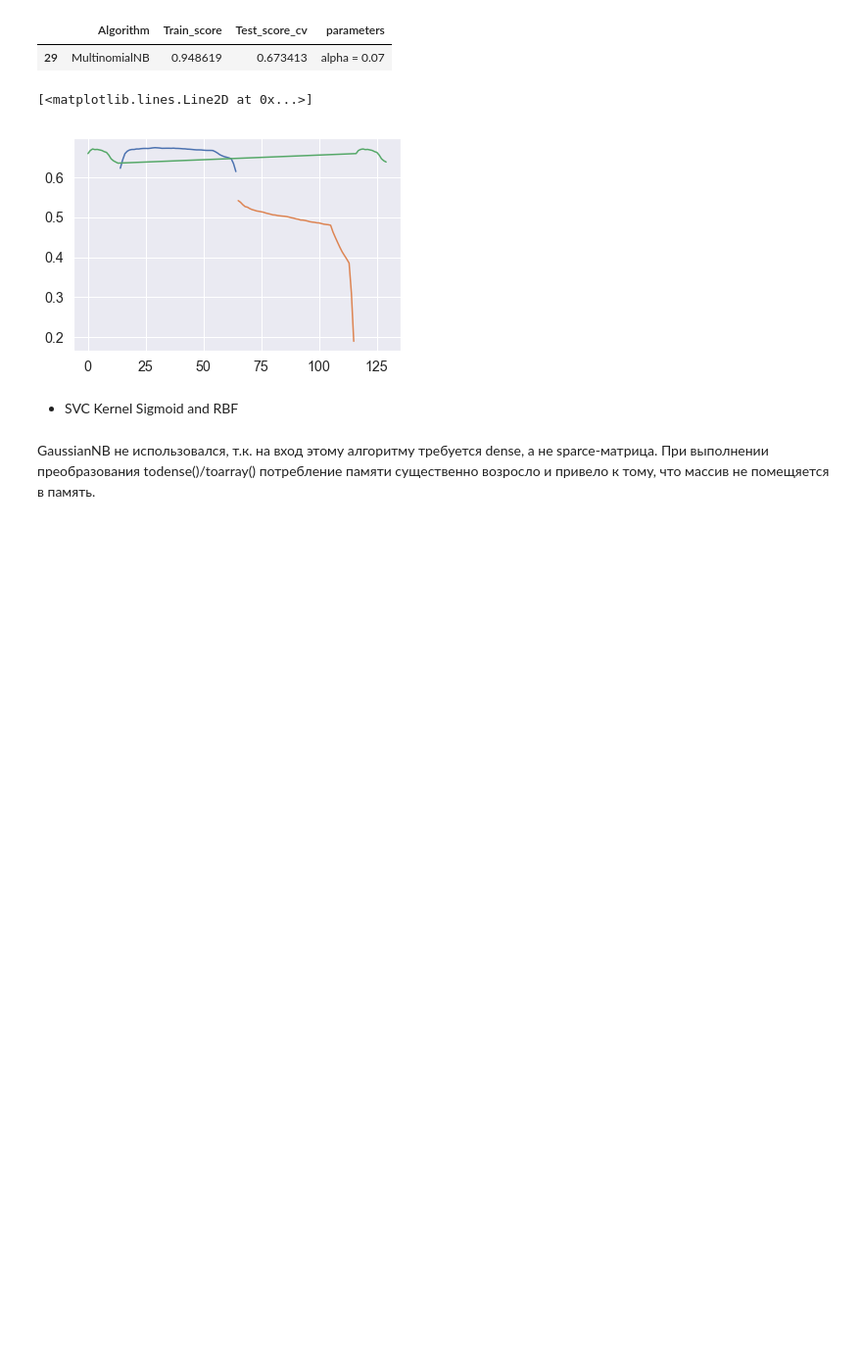
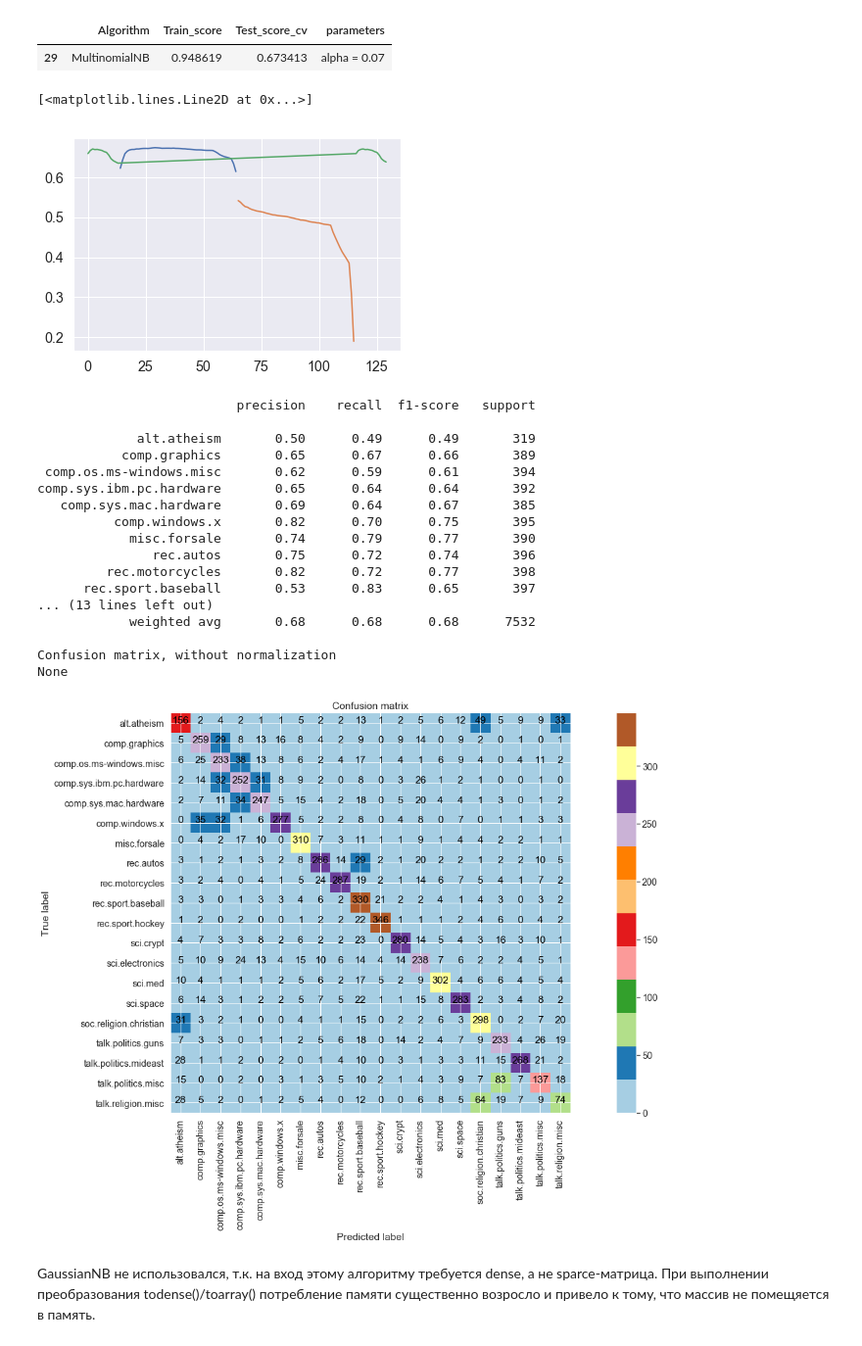
Before and after one commit to Espad/DS_5, a Jupyter notebook: Texts_Classification.ipynb, the cells around one changed output. Shown at 98% size. Drawn from its saved outputs; the diff is of its cells as text; code cells hidden in the pictures; blank space fills up the shorter version.

Commit message:
update tokenizer + sgdclassifier

```diff
--- a/Texts_Classification.ipynb
+++ b/Texts_Classification.ipynb
@@ -234,11 +257,9 @@ def remove_punctuation(text_punctuation,text):
     #new_text = re.sub('['+text_punctuation+']', '',text)
     #new_text = re.sub('\n', ' ',new_text)
     for word in text:
-        new_word =  re.sub('['+text_punctuation+']', ' ',word)
-        new_word =  new_word.lower()
-        new_word =  re.sub('\n', ' ',new_word)
-        new_word =  re.sub('\t', ' ',new_word)
-        new_word =  re.sub(' +', ' ',new_word)
+        new_word =  word.lower()
+        new_word =  re.sub('['+text_punctuation+']', ' ',new_word)
+        new_word =  new_word.strip()
         new_text.append(new_word)
 
     return new_text
@@ -279,7 +300,7 @@ newStopWords = ['jfc','jb'] # по ходу работы периодическ
 newStopWords2 = ['arent', 'didnt', 'doesnt', 'dont', 'hadnt', 'havent', 'isnt',
                  'mightnt', 'mustnt', 'neednt', 'shant', 'shes', 'shouldnt', 'shouldve', 'theres','thatll', 'wasnt',
                  'werent', 'wont', 'wouldnt', 'youd', 'youll', 'youre', 'youve',
-                 "'ll", "'re", "'ve", "n't", 'need', 'sha', 'anna']
+                 "'ll", "'re", "'ve", "n't", 'need', 'sha', 'anna','n t']
 StopWords.extend(newStopWords)
 StopWords.extend(newStopWords2)
 
@@ -314,6 +335,8 @@ text_punctuation = '!"#$%&\'()*+,-.:;<=>?@[\\]_`{|}~'
 
 def tokenize(text):
     min_length = 3
+
+    text = remove_emails(text)
 
     #remove punctuation
     #text = remove_punctuation(text_punctuation, text)
@@ -610,5 +670,3 @@ results_df.to_csv("results_df.csv", sep=';', encoding='utf-8',index = False, hea
 # %% [output]
 [<matplotlib.lines.Line2D at 0x...>]
 [figure]
-# %% [markdown]
-- SVC Kernel Sigmoid and RBF
@@ -629,17 +674,47 @@ for kern in tqdm(kernels):
 #drop svc results
 #results_df = results_df[results_df.Algorithm !='LinearSVC']
 # %%
-SGDClassifier(loss = 'hinge', penalty = 'elasticnet',
-              alpha = 0.01, l1_ratio = 0.15,
-              max_iter = 6, tol = 1e-3,
+sgd_clf = SGDClassifier(loss = 'modified_huber', penalty = 'elasticnet',
+              alpha = 0.0001, l1_ratio = 0.15,
+              max_iter = 50, tol = 1e-4,
               n_jobs = -1, random_state = seed,
               learning_rate = 'optimal', #adaptive?
-              class_weight = 'balanced'
+              class_weight = 'balanced',n_iter_no_change = 10
              )
-SVC
+
+
+y,u,clf =  classify_and_score(sgd_clf, vectorised_train_documents,
+                                        vectorised_test_documents, y_train, y_test)
+
+pred_test = clf.predict(vectorised_test_documents)
+print(classification_report(y_test,pred_test,target_names = newsgroups_all.target_names))
+
+cnf_matrix = confusion_matrix(y_test, pred_test)
+print(plot_confusion_matrix(cnf_matrix, classes = newsgroups_all.target_names))
+
+
 
 # compare hinge loss == linear SVM
 # compare other different kernels
+# %% [output]
+                          precision    recall  f1-score   support
+
+             alt.atheism       0.50      0.49      0.49       319
+           comp.graphics       0.65      0.67      0.66       389
+ comp.os.ms-windows.misc       0.62      0.59      0.61       394
+comp.sys.ibm.pc.hardware       0.65      0.64      0.64       392
+   comp.sys.mac.hardware       0.69      0.64      0.67       385
+          comp.windows.x       0.82      0.70      0.75       395
+            misc.forsale       0.74      0.79      0.77       390
+               rec.autos       0.75      0.72      0.74       396
+         rec.motorcycles       0.82      0.72      0.77       398
+      rec.sport.baseball       0.53      0.83      0.65       397
+... (13 lines left out)
+            weighted avg       0.68      0.68      0.68      7532
+
+Confusion matrix, without normalization
+None
+[figure, added]
 # %% [markdown]
 GaussianNB не использовался, т.к. на вход этому алгоритму требуется dense, а не sparce-матрица.
 При выполнении преобразования todense()/toarray() потребление памяти существенно возросло и привело к тому, что массив не помещяется в память.
```
Also changed, not shown: parts of 31 cells of this notebook.
